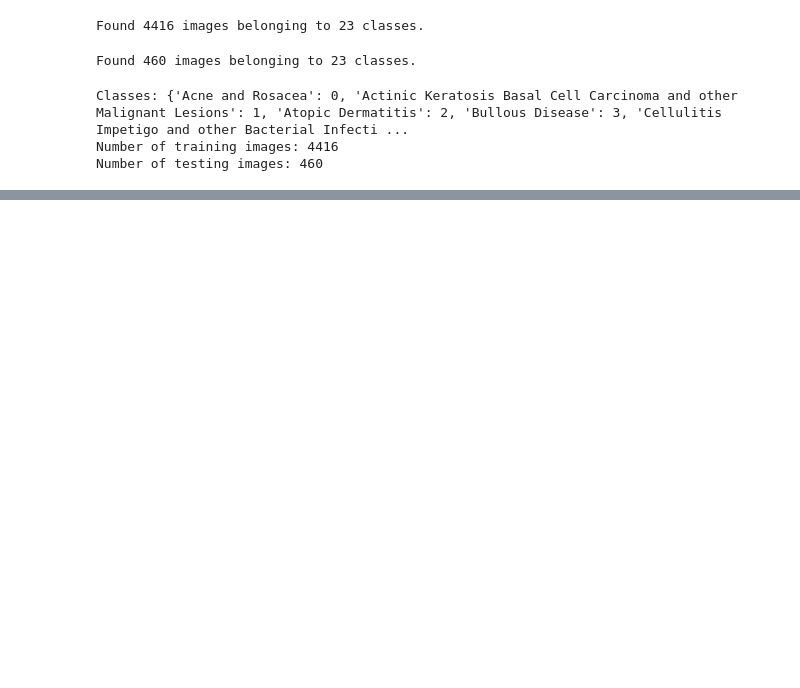
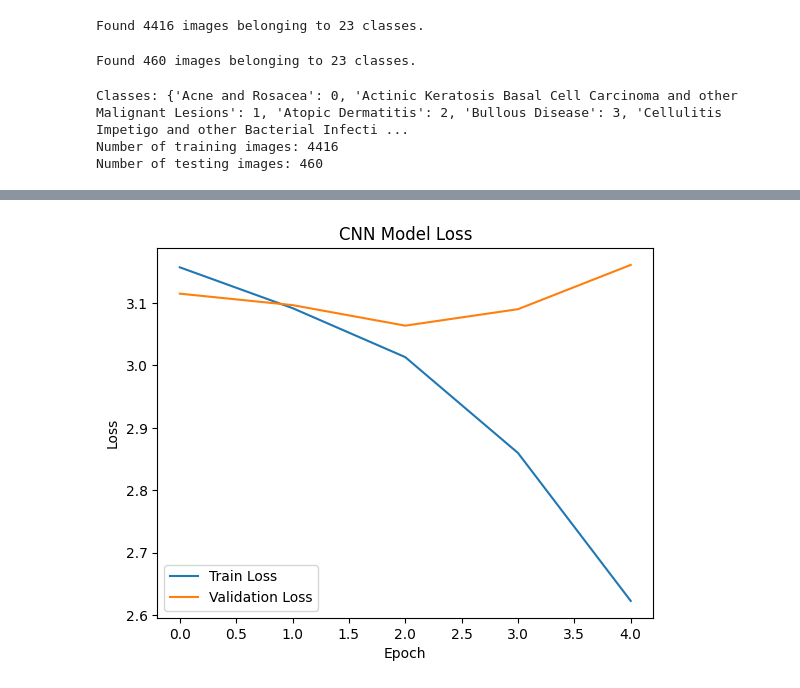
Before and after one commit to Rivier-Computer-Science/SP25-690-Narva, a Jupyter notebook: skin-disease-detection/project_code/Skin_Disease_Project.ipynb, the cells around one changed output, grey strips where cells are left out. Saved outputs shown, nothing was run; the diff lists cells and outputs as text; code cells hidden in the pictures; blank space fills up the shorter version.

```diff
--- a/skin-disease-detection/project_code/Skin_Disease_Project.ipynb
+++ b/skin-disease-detection/project_code/Skin_Disease_Project.ipynb
@@ -100,0 +188,13 @@ plt.show()
+# %%
+plt.plot(cnn_history.history['loss'])
+plt.plot(cnn_history.history['val_loss'])
+
+plt.title('CNN Model Loss')
+plt.xlabel('Epoch')
+plt.ylabel('Loss')
+
+plt.legend(['Train Loss', 'Validation Loss'])
+
+plt.show()
+# %% [output]
+[figure, added]
```
Also changed, not shown: parts of 12 cells of this notebook.
